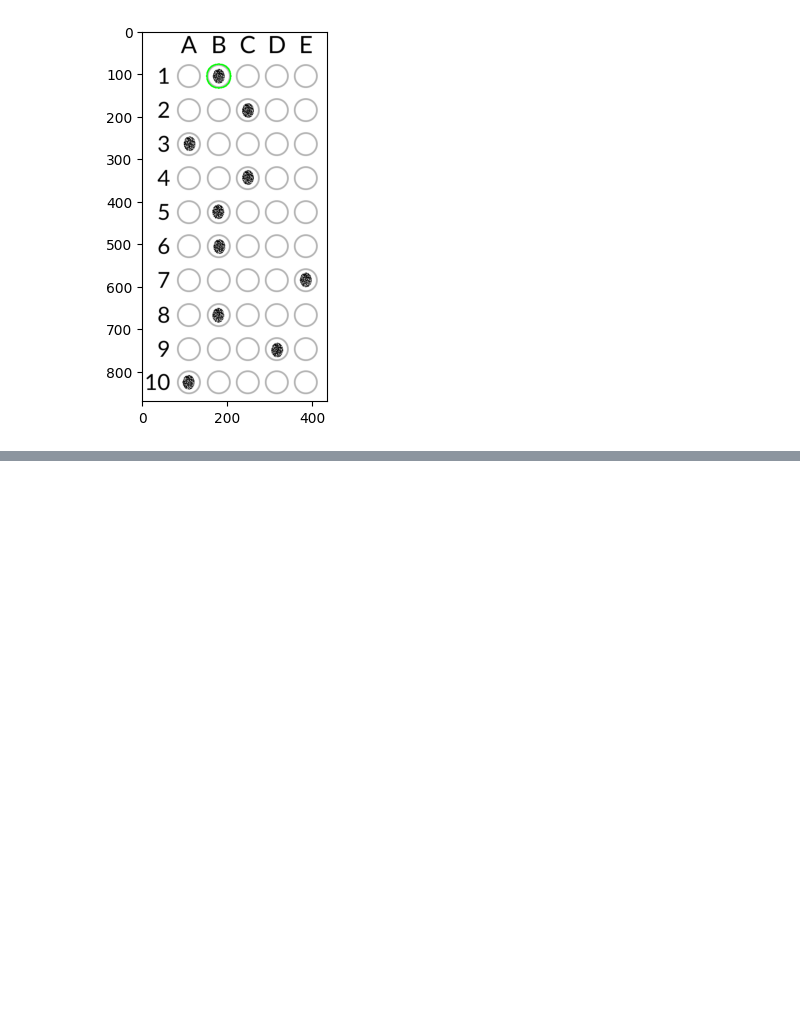
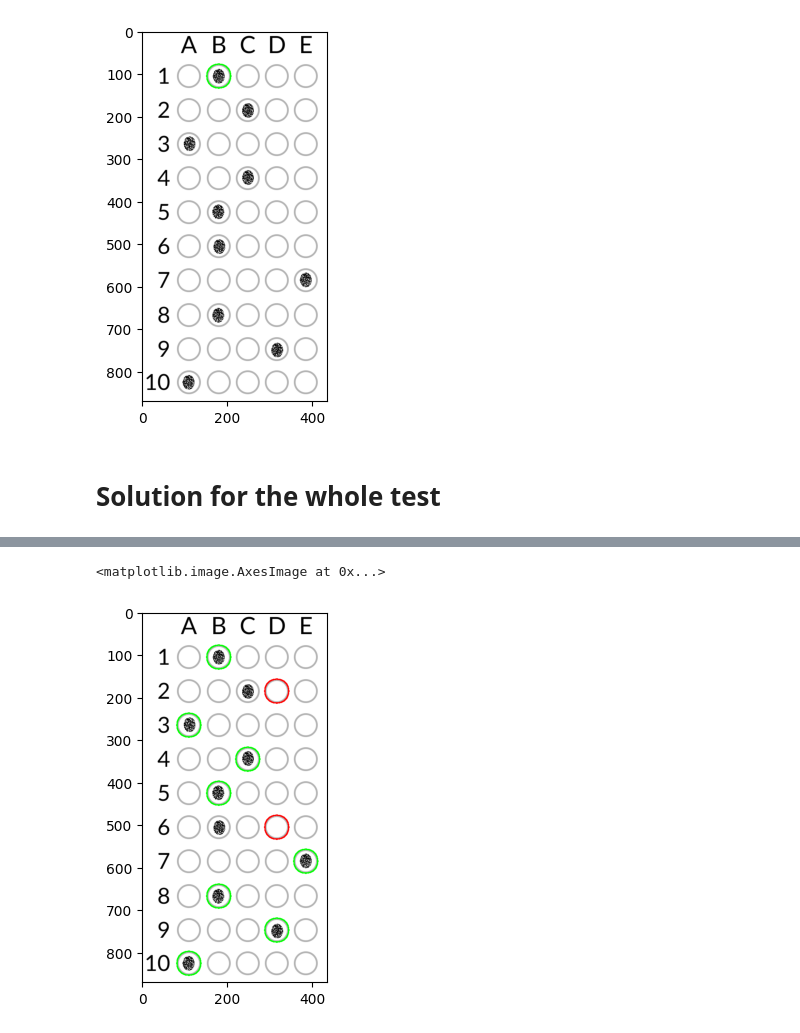
Before and after one commit to rafczar3/OpticalMarkRecognition, a Jupyter notebook: opticall_mark_recognition.ipynb, the cells around one changed output, grey strips where cells are left out. Drawn from its saved outputs; the diff is of its cells as text; code cells hidden in the pictures; blank space fills up the shorter version.

```diff
--- a/opticall_mark_recognition.ipynb
+++ b/opticall_mark_recognition.ipynb
@@ -104,32 +104,31 @@ img = image.copy()
 marked = None
 
 for idx, contour in enumerate(first_5_left_right):
-    #
+    # create a mask with only zero
     mask = np.zeros(thresh.shape, dtype='uint8')
 
-    #
+    # draw a contour on the mask
     cv2.drawContours(mask, [contour], -1, 255, -1)
 
 
-    #
+    # bitwise_and on image thresh
     mask = cv2.bitwise_and(thresh, thresh, mask=mask)
-    plt.imshow(cv2.cvtColor(mask, cv2.COLOR_BGR2RGB))
 
-    #
+    # count the number of non-zero pixels
     total = cv2.countNonZero(mask)
 
     if marked is None or total > marked[0]:
         marked = (total, idx)
     print(marked)
 
-    #
+    # color red
     color = (0, 0, 255)
 
     key = ANSWER_KEY[0]
     print(key)
 
     if key == marked[1]:
-        #
+        # color green
         color = (0, 255, 0)
 
 cv2.drawContours(img, [first_5_left_right[key]], -1, color, 2)
@@ -147,3 +146,54 @@ plt.imshow(cv2.cvtColor(img, cv2.COLOR_BGR2RGB))
 1
 <matplotlib.image.AxesImage at 0x...>
 [figure]
+# %% [markdown]
+# Solution for the whole test
+# %%
+img = image.copy()
+
+correct = 0
+
+# Sorting contour from top to bottom
+question_top_bottom = imutils.contours.sort_contours(question_contours, method='top-to-bottom')[0]
+
+for question, idx in enumerate(range(0, len(question_contours), 5)):
+
+    # Extracting the first 5 contours and sorting from left to right
+    fields = question_top_bottom[idx:idx + 5]
+    fields = imutils.contours.sort_contours(fields, method='left-to-right')[0]
+
+    marked = None
+
+    for cnt_idx, contour in enumerate(fields):
+        # create a mask with only zero
+        mask = np.zeros(thresh.shape, dtype='uint8')
+
+        # draw a contour on the mask
+        cv2.drawContours(mask, [contour], -1, 255, -1)
+
+
+        # bitwise_and on image thresh
+        mask = cv2.bitwise_and(thresh, thresh, mask=mask)
+
+        # count the number of non-zero pixels
+        total = cv2.countNonZero(mask)
+
+        if marked is None or total > marked[0]:
+            marked = (total, cnt_idx)
+        print(marked)
+
+    # mark red
+    color = (0, 0, 255)
+
+    key = ANSWER_KEY[question]
+    print(key)
+
+    if key == marked[1]:
+        # mark green
+        color = (0, 255, 0)
+        correct += 1
+
+    cv2.drawContours(img, [fields[key]], -1, color, 2)
+
+plt.imshow(cv2.cvtColor(img, cv2.COLOR_BGR2RGB))
+# %% [output]
@@ -149,0 +217,2 @@ plt.imshow(cv2.cvtColor(img, cv2.COLOR_BGR2RGB))
+<matplotlib.image.AxesImage at 0x...>
+[figure, added]
```
Also changed, not shown: parts of 3 cells of this notebook.
